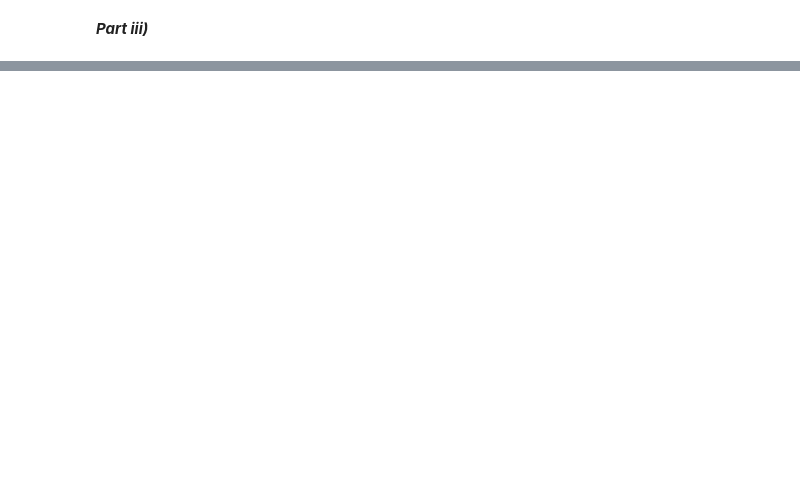
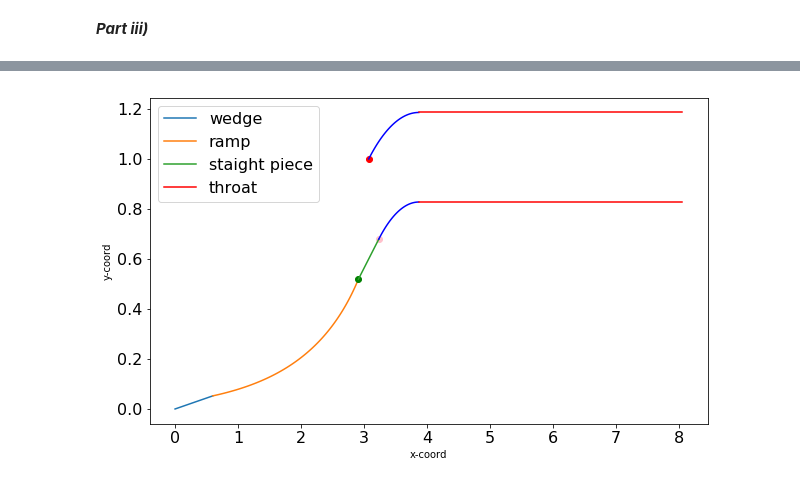
Before and after one commit to BananaBonanza/AAE537, a Jupyter notebook: butlerAAE537Hw2.ipynb, the cells around one changed output, grey strips where cells are left out. Cells and saved outputs as stored; diff of their text form; code cells hidden in the pictures; blank space fills up the shorter version.

```diff
--- a/butlerAAE537Hw2.ipynb
+++ b/butlerAAE537Hw2.ipynb
@@ -305,0 +204,81 @@ circle
+# %%
+'''
+The closest point dictates the duct height, as the rest of the distances will be of equal length going up
+the duct. So we need a radius, R = 4 * duct height, and then we draw a circle and adjust it so the arc
+only goes up to the horizontal.
+'''
+#Solving for the parameters of our circle, using the coordinates given
+phi = rampAngle + nuOb - prandtlMeyer(mLin[-1])
+lastCoord = [xyCoord[-1][0],xyCoord[-1][1]]
+
+def distance(p1, p2):
+    d = np.sqrt((p1[0] - p2[0])**2 + (p1[1] - p2[1])**2)
+    return(d)
+
+def findingDuct():
+    x = []
+    y = []
+    d = []
+    x.append(lastCoord[0])
+    y.append(lastCoord[1])
+    d.append(distance(lastCoord,cowlLip))
+    x.append(x[0]+0.001)
+    y.append(y[0]+0.001*np.tan(phi))
+    d.append(distance([x[1],y[1]],cowlLip))
+    i = 1
+    while d[i] < d[i-1]:
+        x.append(x[i]+0.0001)
+        y.append(y[i]+0.0001*np.tan(phi))
+        d.append(distance([x[i+1],y[i+1]],cowlLip))
+        i += 1
+        if i > 1000000:
+            break
+    return([x[-2],y[-2],d[-2]])
+
+normDuct = findingDuct()
+
+## Creating the Circle ##
+circCent = [normDuct[0] + 4*normDuct[2]*np.sin(phi),
+         normDuct[1] - 4*normDuct[2]*np.cos(phi)]
+arcAng = np.linspace((np.pi/2 + phi) - 2*np.pi, (-1*3*np.pi)/2, 100)
+circX = (4*normDuct[2])*np.cos(arcAng) + circCent[0]
+circY = (4*normDuct[2])*np.sin(arcAng) + circCent[1]
+outCircX = (5*normDuct[2])*np.cos(arcAng) + circCent[0]
+outCircY = (5*normDuct[2])*np.sin(arcAng) + circCent[1]
+
+## Throat section ##
+throatLength = normDuct[2] * 10 * ((machInitials[1]-1)/2.2)**0.5
+endThroatInner = [circX[-1] + throatLength,
+                circY[-1]]
+endThroatOuter = [outCircX[-1] + throatLength,
+                 outCircY[-1]]
+
+#GRAPHING TIME
+
+plt.figure(figsize=(10,6))
+plt.rc('xtick', labelsize=16)
+plt.rc('ytick', labelsize=16)
+#
+plt.plot([0,xyCoord[0][0]], [0,xyCoord[0][1]], '-', label="wedge")
+plt.plot([item[0] for item in xyCoord], [jtem[1] for jtem in xyCoord], '-', label='ramp')
+plt.plot(xyCoord[-1][0],xyCoord[-1][1],'ro', color = 'green')
+plt.plot(cowlLip[0],cowlLip[1],'ro')
+plt.plot(normDuct[0],normDuct[1],'ro', color = 'pink')
+plt.plot([xyCoord[-1][0],normDuct[0]],[xyCoord[-1][1],normDuct[1]],'-', label="staight piece")
+plt.plot(circX,circY,'-',color='blue')
+plt.plot(outCircX,outCircY,'-',color='blue')
+plt.plot([circX[-1],endThroatInner[0]],[circY[-1],endThroatInner[1]],'-', color='red', label="throat" )
+plt.plot([outCircX[-1],endThroatOuter[0]],[outCircY[-1],endThroatOuter[1]],'-', color='red' )
+
+#plt.title('Mach number to altitude', fontsize=16)
+
+#plt.xlim(.5,1)
+#plt.ylim(0,.5)
+plt.xlabel('x-coord')
+plt.ylabel('y-coord')
+plt.legend(loc=2, fontsize=16)
+
+plt.show()
+plt.close()
+# %% [output]
+[figure, added]
```
Also changed, not shown: parts of 7 cells of this notebook.
